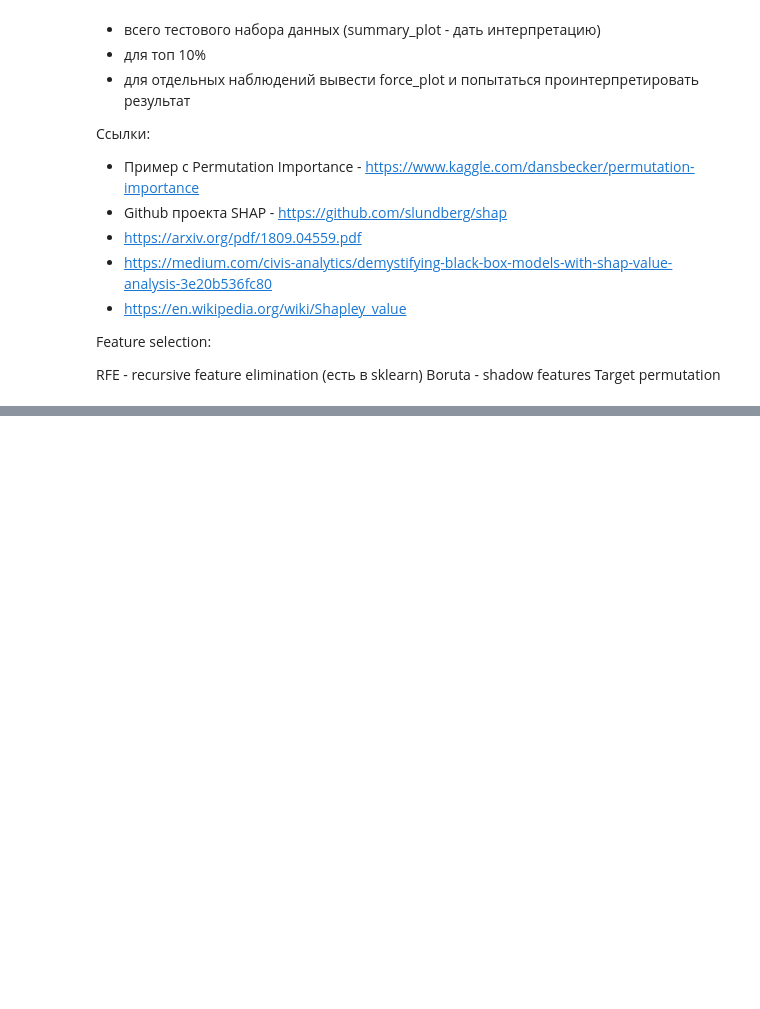
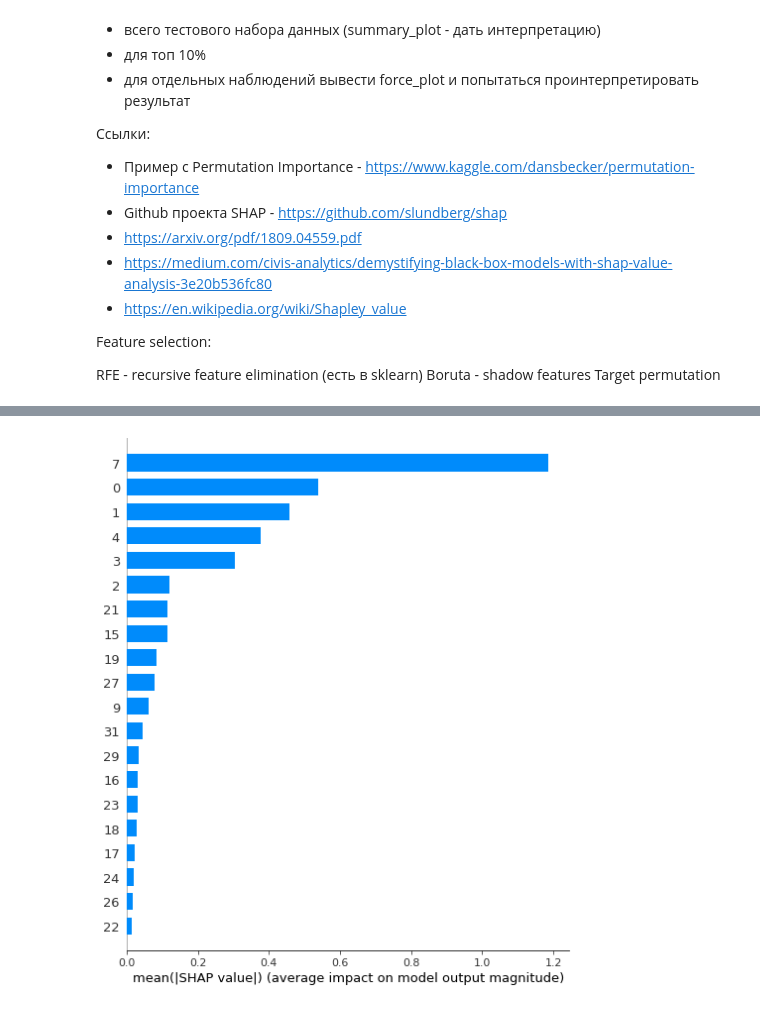
Before and after one commit to LeGGarD/machine-learning-in-business, a Jupyter notebook: lesson_7/lesson_7_hw.ipynb, the cells around one changed output, grey strips where cells are left out. Drawn from its saved outputs; the diff is of its cells as text; code cells hidden in the pictures; blank space fills up the shorter version.

```diff
--- a/lesson_7/lesson_7_hw.ipynb
+++ b/lesson_7/lesson_7_hw.ipynb
@@ -24,0 +169,4 @@ Target permutation
+# %%
+shap.summary_plot(shap_values, X_new_t, plot_type="bar")
+# %% [output]
+[figure, added]
```
Also changed, not shown: parts of 18 cells of this notebook.
